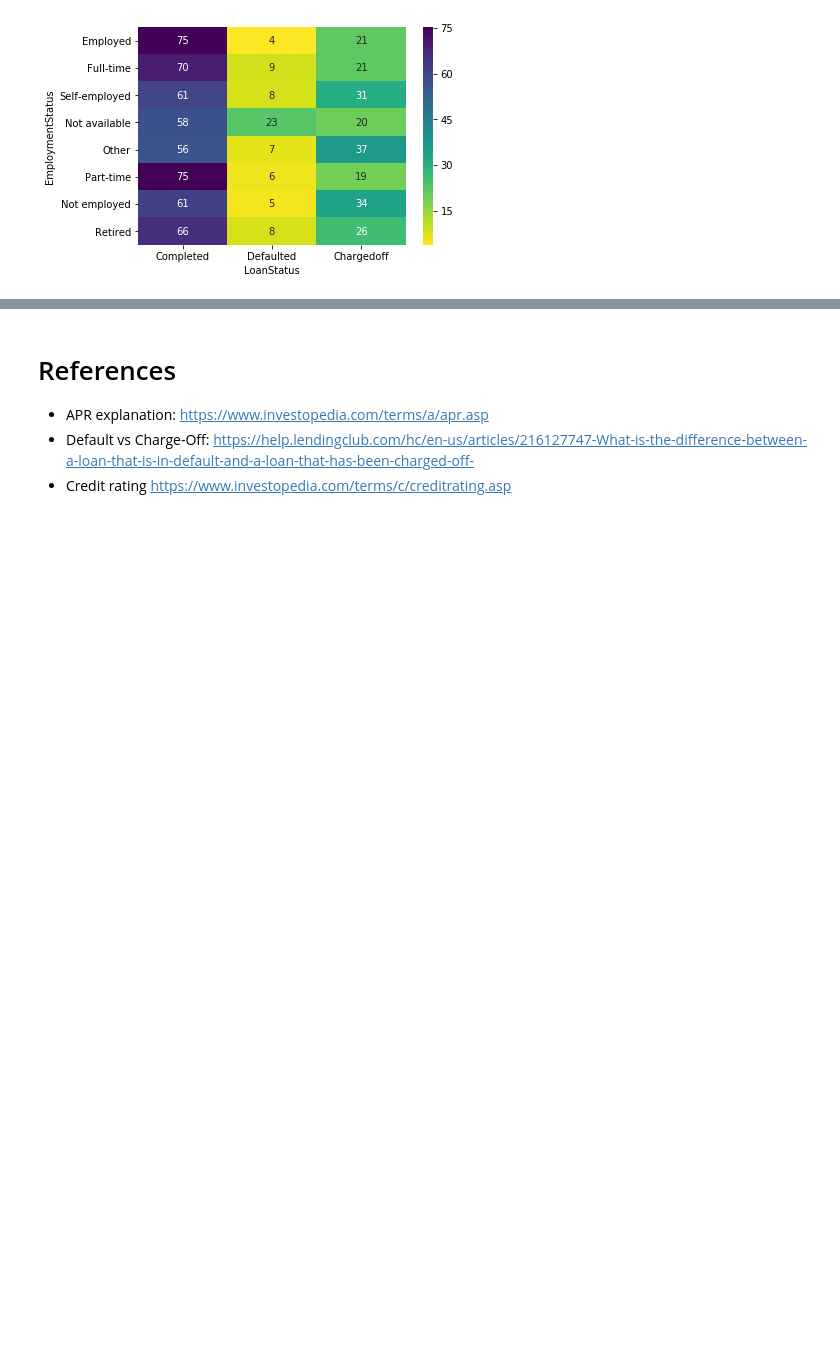
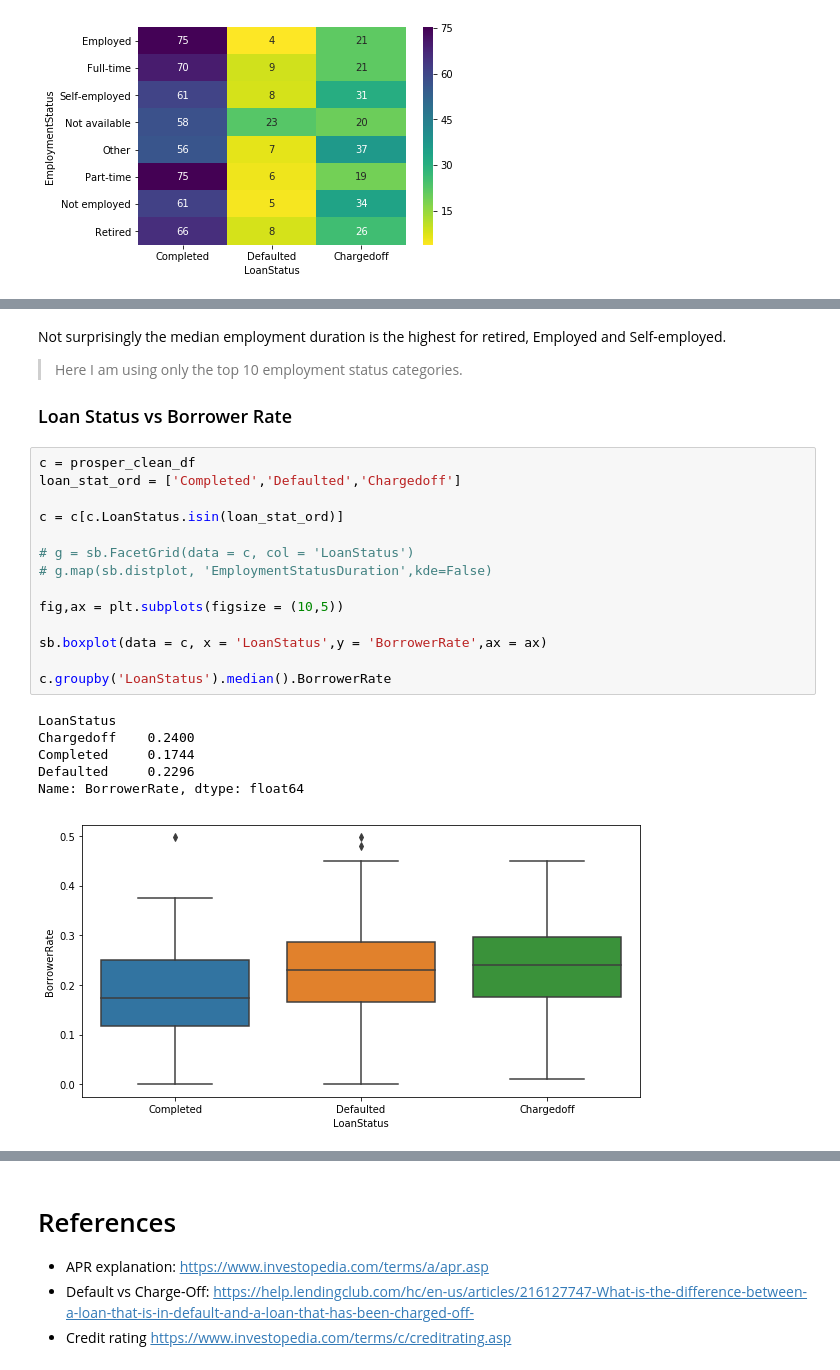
Before and after one commit to rashokanand/explore_prosper_loan_data, a Jupyter notebook: exploration_notebook.ipynb, the cells around one changed output, grey strips where cells are left out. Saved outputs shown, nothing was run; the diff lists cells and outputs as text; blank space fills up the shorter version.

```diff
--- a/exploration_notebook.ipynb
+++ b/exploration_notebook.ipynb
@@ -443,0 +485,25 @@ sb.heatmap(c, cmap = 'viridis_r',annot = True, fmt = '0.0f')
+# %% [markdown]
+Not surprisingly the median employment duration is the highest for retired, Employed and Self-employed.
+>Here I am using only the top 10 employment status categories.
+### Loan Status vs Borrower Rate
+# %%
+c = prosper_clean_df
+loan_stat_ord = ['Completed','Defaulted','Chargedoff']
+
+c = c[c.LoanStatus.isin(loan_stat_ord)]
+
+# g = sb.FacetGrid(data = c, col = 'LoanStatus')
+# g.map(sb.distplot, 'EmploymentStatusDuration',kde=False)
+
+fig,ax = plt.subplots(figsize = (10,5))
+
+sb.boxplot(data = c, x = 'LoanStatus',y = 'BorrowerRate',ax = ax)
+
+c.groupby('LoanStatus').median().BorrowerRate
+# %% [output]
+LoanStatus
+Chargedoff    0.2400
+Completed     0.1744
+Defaulted     0.2296
+Name: BorrowerRate, dtype: float64
+[figure, added]
```
Also changed, not shown: parts of 9 cells of this notebook.
